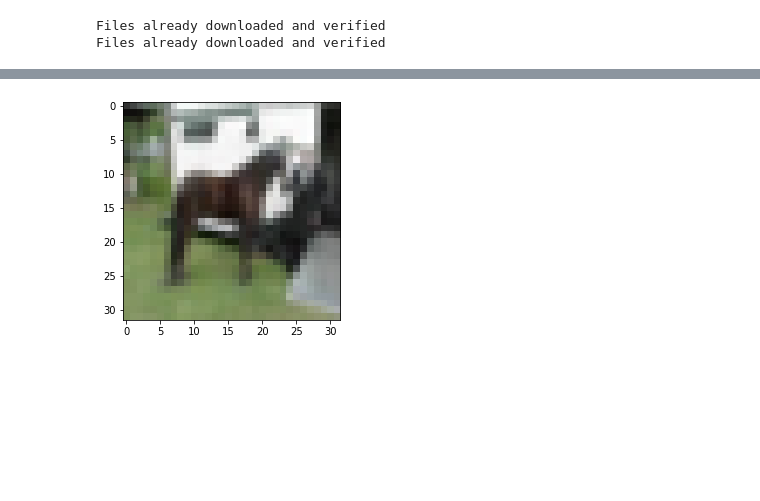
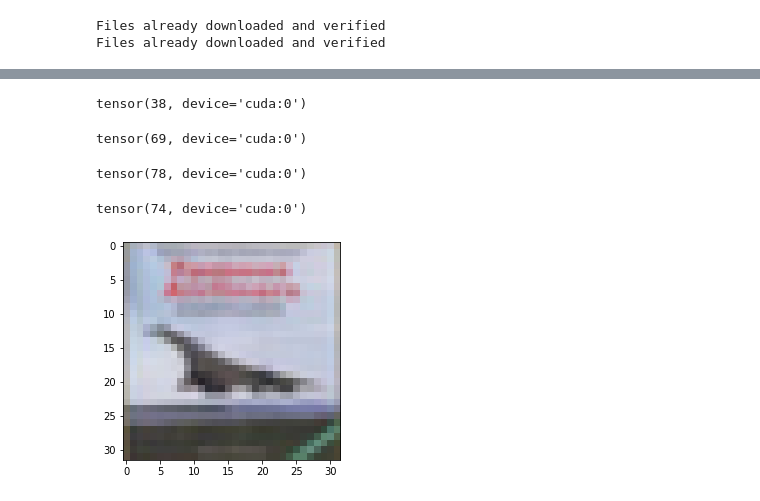
Before and after one commit to NewXericHorizon/ECE114514_Project, a Jupyter notebook: test.ipynb, the cells around one changed output, grey strips where cells are left out. Drawn from its saved outputs; the diff is of its cells as text; code cells hidden in the pictures; blank space fills up the shorter version.

```diff
--- a/test.ipynb
+++ b/test.ipynb
@@ -97,3 +100,26 @@ def test(vae_model, c_model):
 # %% [output]
 Files already downloaded and verified
 Files already downloaded and verified
+# %%
+def testtime_update(vae_model, c_model, x_adv, target, learning_rate=0.1, num = 30, mode = 'mean'):
+    x_adv = x_adv.detach()
+    x_hat_adv, mean, log_v, x_ = vae_model(x_adv)
+    for _ in range(num):
+        if (x_hat_adv != x_hat_adv).sum() > 0:
+            print('nan Error')
+            exit()
+        if mode == 'mean':
+            loss = nn.functional.binary_cross_entropy(x_hat_adv, x_adv, size_average=False, reduction='mean')
+            # loss = vae_loss_mean(x_adv, x_hat_adv, mean, log_v)
+        else:
+            loss = nn.functional.binary_cross_entropy(x_hat_adv, x_adv, reduction='sum')
+            # loss = vae_loss_sum(x_adv, x_hat_adv, mean, log_v)
+        x_.retain_grad()
+        loss.backward(retain_graph=True)
+        with torch.no_grad():
+            x_.data -= learning_rate * x_.grad.data
+        x_.grad.data.zero_()
+    x_hat_adv_new = vae_model.re_forward(x_)
+    logit_adv = c_model(x_.view(-1,160,8,8))
+        # print((logit_adv.data.max(1)[1] != target.data).float().sum())
+    return logit_adv, x_hat_adv, x_hat_adv_new
@@ -109,3 +170,13 @@ def adjust_learning_rate(optimizer, epoch, lr):
         lr_ = lr * 0.001
     for param_group in optimizer.param_groups:
         param_group['lr'] = lr_
+# %%
+source_model = WideResNet().to(device)
+source_model_path = './blackbox_pgd_model/model-wideres-epoch76.pt'
+vae_model = wide_VAE(zDim=256).to(device)
+c_model = classifier().to(device)
+vae_model_path = './model-checkpoint/cifar-vae-model-89.pt'
+c_model_path = './model-checkpoint/cifar-c-model-89.pt'
+source_model.load_state_dict(torch.load(source_model_path))
+vae_model.load_state_dict(torch.load(vae_model_path))
+c_model.load_state_dict(torch.load(c_model_path))
@@ -201,8 +208,30 @@ x_hat, _,_,_ = vae_model(x)
+# %%
+x, x_hat, x_adv, x_hat_adv, x_hat_new, target = test(vae_model, c_model, source_model)
+logit_nat = model_pred(vae_model,c_model,x)
+logit_adv = model_pred(vae_model,c_model,x_adv)
+logit_hat_adv = model_pred(vae_model,c_model,x_hat_adv)
+logit_hat_new = model_pred(vae_model,c_model,x_hat_new)
+# %%
+(logit_nat != target).sum()
+# %% [output]
+tensor(38, device='cuda:0')
+# %%
+(logit_adv!= target).sum()
+# %% [output]
+tensor(69, device='cuda:0')
+# %%
+(logit_hat_adv!= target).sum()
+# %% [output]
+tensor(78, device='cuda:0')
+# %%
+(logit_hat_new!= target).sum()
+# %% [output]
+tensor(74, device='cuda:0')
 # %%
-idex = 20
+idex = 3
 show_image(x, idx=idex)
 # %% [output]
-[figure, old version]
+[figure, new version]
 # %%
 show_image(x_hat, idx=idex)
 # %% [output]
```
Also changed, not shown: parts of 13 cells of this notebook, 6 other files.
